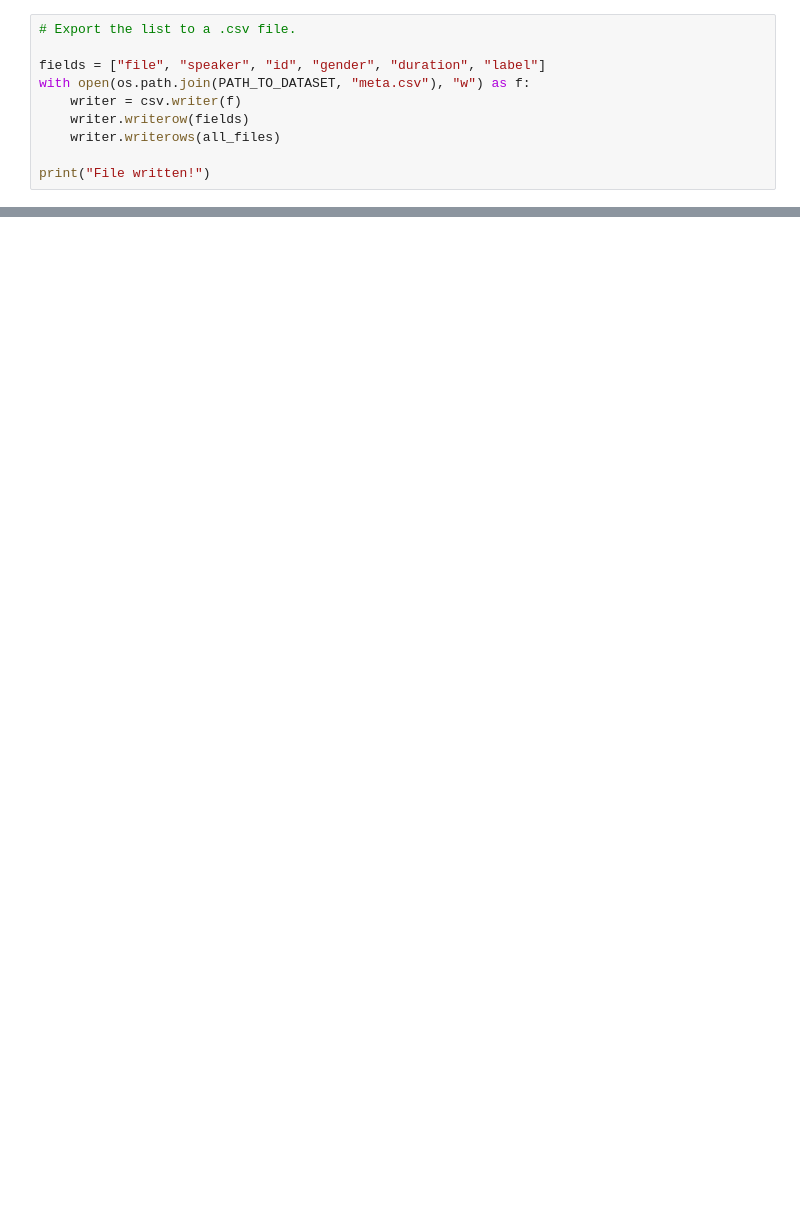
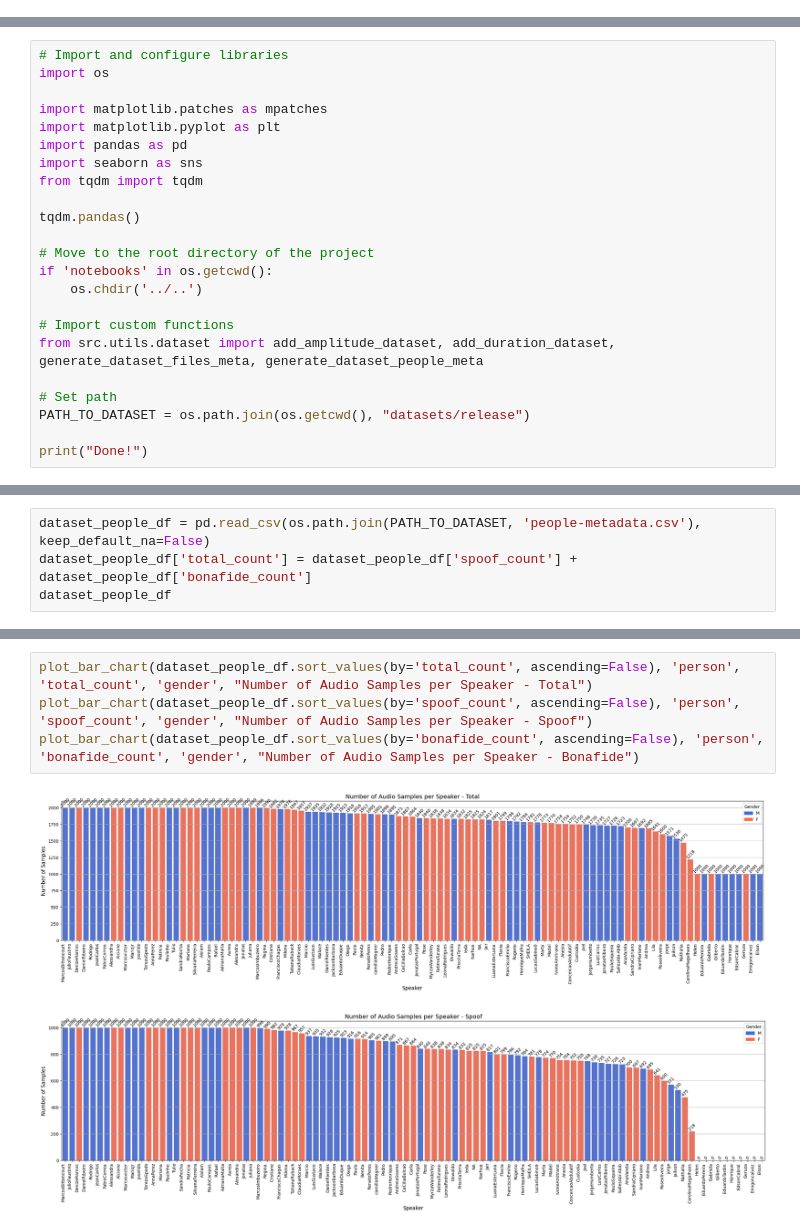
Before and after one commit to KARAS-SSL/AUDIOS, a Jupyter notebook: src/notebooks/dataset_exploration.ipynb, the cells around one changed output, grey strips where cells are left out. Saved outputs shown, nothing was run; the diff lists cells and outputs as text; blank space fills up the shorter version.

Commit message:
refactor: dataset_exploration.ipynb
Translate notebook to english and refactor code

```diff
--- a/src/notebooks/dataset_exploration.ipynb
+++ b/src/notebooks/dataset_exploration.ipynb
@@ -180,10 +0,0 @@ print(all_files[:5])
-# %%
-# Export the list to a .csv file.
-
-fields = ["file", "speaker", "id", "gender", "duration", "label"]
-with open(os.path.join(PATH_TO_DATASET, "meta.csv"), "w") as f:
-    writer = csv.writer(f)
-    writer.writerow(fields)
-    writer.writerows(all_files)
-
-print("File written!")
@@ -227,0 +13,23 @@ print("All tests passed!")
+# %%
+# Import and configure libraries
+import os
+
+import matplotlib.patches as mpatches
+import matplotlib.pyplot as plt
+import pandas as pd
+import seaborn as sns
+from tqdm import tqdm
+
+tqdm.pandas()
+
+# Move to the root directory of the project
+if 'notebooks' in os.getcwd():
+    os.chdir('../..')
+
+# Import custom functions
+from src.utils.dataset import add_amplitude_dataset, add_duration_dataset, generate_dataset_files_meta, generate_dataset_people_meta
+
+# Set path
+PATH_TO_DATASET = os.path.join(os.getcwd(), "datasets/release")
+
+print("Done!")
@@ -277,0 +334,4 @@ duration_df.sort_values("spoof_ratio")
+# %%
+dataset_people_df = pd.read_csv(os.path.join(PATH_TO_DATASET, 'people-metadata.csv'), keep_default_na=False)
+dataset_people_df['total_count'] = dataset_people_df['spoof_count'] + dataset_people_df['bonafide_count']
+dataset_people_df
@@ -277,0 +352,7 @@ duration_df.sort_values("spoof_ratio")
+# %%
+plot_bar_chart(dataset_people_df.sort_values(by='total_count', ascending=False), 'person', 'total_count', 'gender', "Number of Audio Samples per Speaker - Total")
+plot_bar_chart(dataset_people_df.sort_values(by='spoof_count', ascending=False), 'person', 'spoof_count', 'gender', "Number of Audio Samples per Speaker - Spoof")
+plot_bar_chart(dataset_people_df.sort_values(by='bonafide_count', ascending=False), 'person', 'bonafide_count', 'gender', "Number of Audio Samples per Speaker - Bonafide")
+# %% [output]
+[figure, added]
+[figure, added]
```
Also changed, not shown: parts of 75 cells of this notebook.
